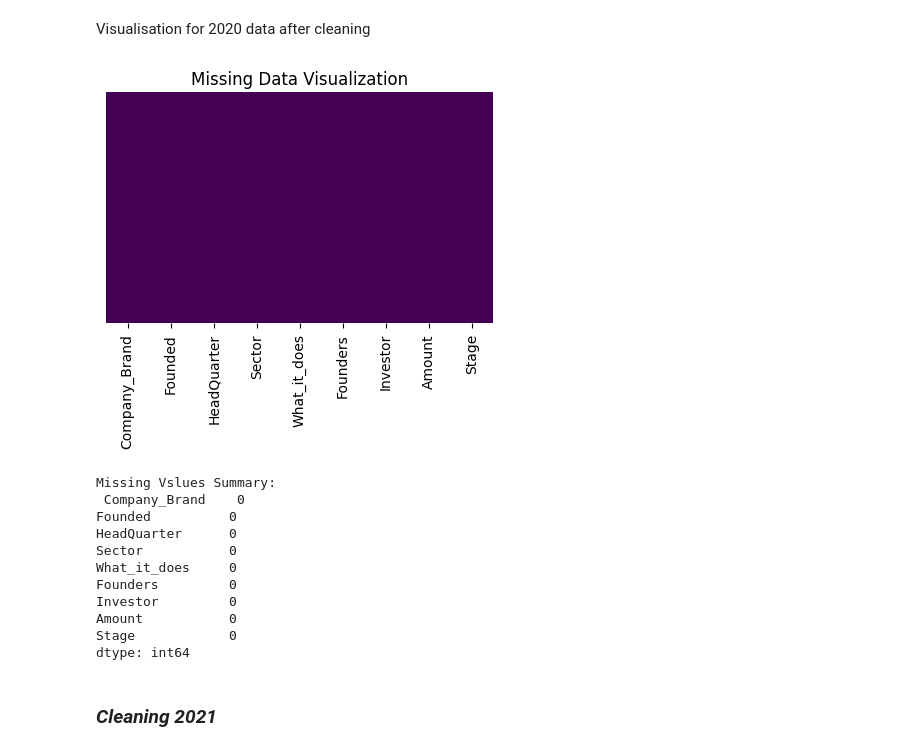
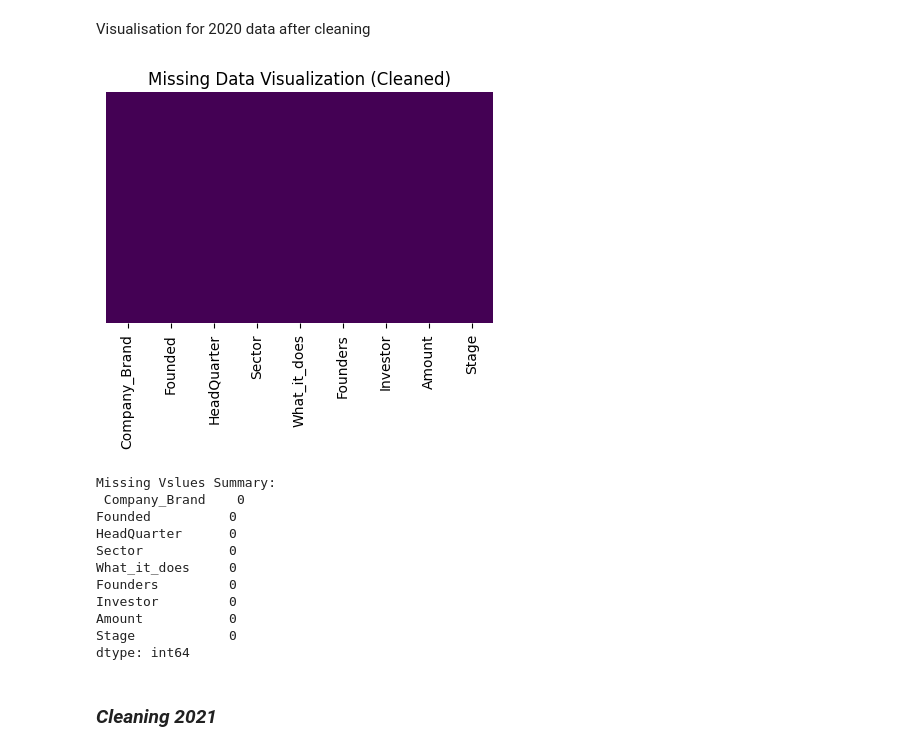
Before and after one commit to GeGe-K/Startup-Ecosystem, a Jupyter notebook: jupyter.ipynb, the cells around one changed output. Cells and saved outputs as stored; diff of their text form; code cells hidden in the pictures.

```diff
--- a/jupyter.ipynb
+++ b/jupyter.ipynb
@@ -472,17 +472,17 @@ Visualisation for 2020 data after cleaning
 # %%
 # Check for missing values
 missing_values = cleandata_2020.isnull().sum()
 
 # Visualize missing data
 plt.figure(figsize=(5,3))
 sns.heatmap(cleandata_2020.isnull(), cmap='viridis', cbar=False, yticklabels=False)
-plt.title('Missing Data Visualization')
+plt.title('Missing Data Visualization (Cleaned)')
 plt.show()
 
 # Display missing values summary
 print('Missing Vslues Summary:\n', missing_values)
 # %% [output]
-[figure, old version]
+[figure, new version]
 Missing Vslues Summary:
  Company_Brand    0
 Founded          0
```
Also changed, not shown: parts of 7 cells of this notebook.
